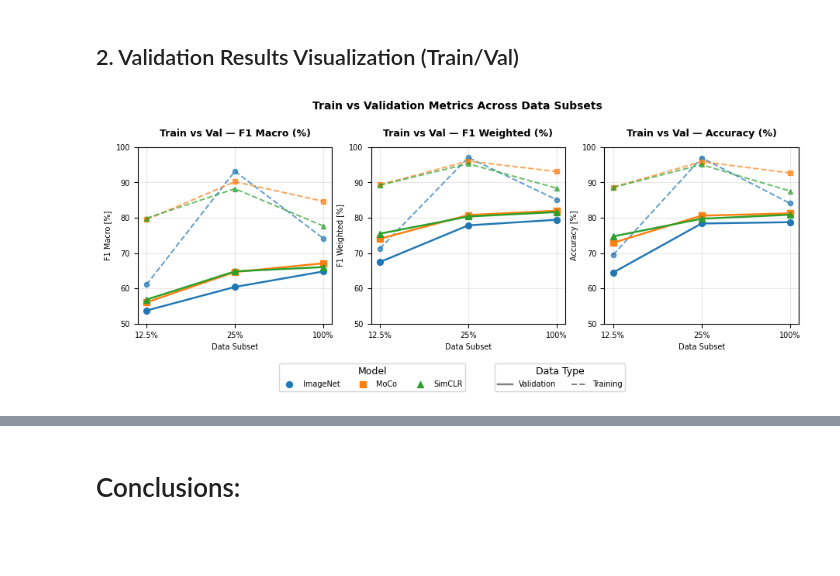
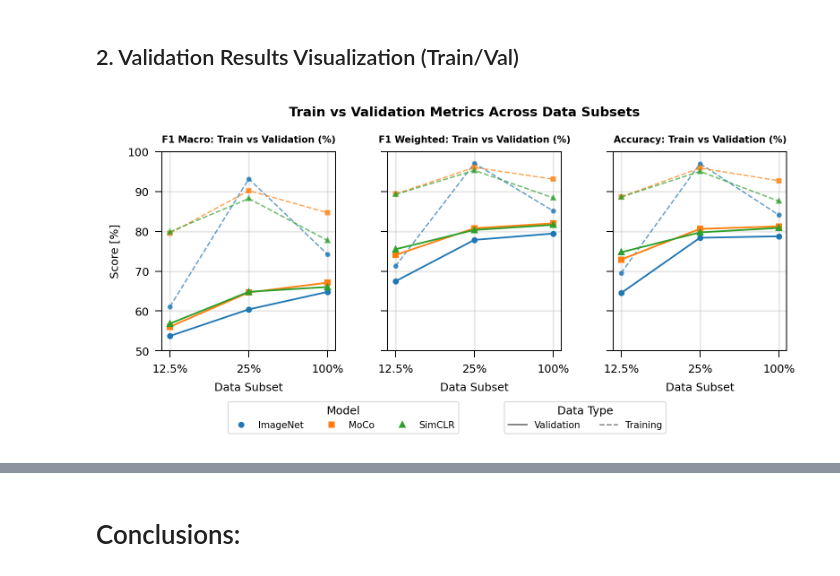
Before and after one commit to jmachalica/SelfSupSurg, a Jupyter notebook: utils/notebooks/analyze_results.ipynb, the cells around one changed output, grey strips where cells are left out. Saved outputs shown, nothing was run; the diff lists cells and outputs as text; code cells hidden in the pictures; blank space fills up the shorter version.

```diff
--- a/utils/notebooks/analyze_results.ipynb
+++ b/utils/notebooks/analyze_results.ipynb
@@ -93,20 +93,14 @@ df_train_val = df_train_val.rename(columns={
 # Prepare test data - remove unnecessary columns
 df_test_clean = df_test[['model', 'data_subset', 'phase', 'test_f1_macro', 'test_f1_weighted', 'test_accuracy']].copy()
 
-# Normalize model names (if needed)
 model_mapping = {
     'ImageNet': 'ImageNet',
     'MoCo': 'MoCo',
     'SimCLR': 'SimCLR'
 }
 
-# Define consistent colors for all models across all visualizations
 model_colors = {'ImageNet': '#1f77b4', 'MoCo': '#ff7f0e', 'SimCLR': '#2ca02c'}
-print("🎨 Defined consistent color scheme:")
-for model, color in model_colors.items():
-    print(f"  {model}: {color}")
 
-# Set category order for X-axis
 subset_order = ["12.5%", "25%", "100%"]
 df_train_val["data_subset"] = pd.Categorical(df_train_val["data_subset"], categories=subset_order, ordered=True)
 df_test_clean["data_subset"] = pd.Categorical(df_test_clean["data_subset"], categories=subset_order, ordered=True)
@@ -115,7 +109,6 @@ df_test_clean["data_subset"] = pd.Categorical(df_test_clean["data_subset"], cate
 print(f"\n📊 Models in train/val: {df_train_val['model'].unique()}")
 print(f"📊 Models in test: {df_test_clean['model'].unique()}")
 print(f"📊 Data subsets: {subset_order}")
-print(f"✅ Column renaming completed - now using: val_f1_macro, val_f1_weighted, val_accuracy")
 # %% [output]
 🔧 Data preparation...
 📝 Renaming columns for clarity: test_* -> val_*
@@ -144,37 +189,40 @@ df_test_clean
 # %% [markdown]
 ## 2. Validation Results Visualization (Train/Val)
+# %%
+import matplotlib as mpl
+
+mpl.rcParams.update({
+    "font.size": 11,          # tekst osi, ticki
+    "axes.titlesize": 13,     # tytuły pojedynczych subplotów
+    "axes.labelsize": 11,     # etykiety osi
+    "legend.fontsize": 10,
+    "figure.titlesize": 14,   # suptitle
+        "figure.dpi": 300,
+
+})
 # %%
 import re
 import numpy as np
 import pandas as pd
 import matplotlib.pyplot as plt
 
-# === STANDARDIZED PLOTTING CONFIGURATION ===
-# Model colors - consistent across all plots
+
 model_colors = {'ImageNet': '#1f77b4', 'MoCo': '#ff7f0e', 'SimCLR': '#2ca02c'}
-
-# Model markers - consistent across all plots
 model_markers = {'ImageNet': 'o', 'MoCo': 's', 'SimCLR': '^'}
 
-# Scale factor for adjusting all sizes proportionally
-SCALE_FACTOR = 0.7  # Adjust this to scale all text/markers up or down
+SCALE_FACTOR = 0.45  # pod LaTeX 12pt
 
-# Font sizes - standardized and scaled
 TITLE_SIZE = int(13 * SCALE_FACTOR)
-SUPTITLE_SIZE = int(15 * SCALE_FACTOR)
-LABEL_SIZE = int(11 * SCALE_FACTOR)
-TICK_SIZE = int(10 * SCALE_FACTOR)
-LEGEND_SIZE = int(10 * SCALE_FACTOR)
-LABEL_TITLE_FONTSIZE = int(13 * SCALE_FACTOR)  # Font size for legend titles
+SUPTITLE_SIZE = int(16 * SCALE_FACTOR)
+LABEL_SIZE = int(14 * SCALE_FACTOR)
+TICK_SIZE = int(14 * SCALE_FACTOR)
+LEGEND_SIZE = int(13 * SCALE_FACTOR)
+LABEL_TITLE_FONTSIZE = int(14 * SCALE_FACTOR)
 
-# Line and marker properties - scaled
-LINE_WIDTH = 2.5 * SCALE_FACTOR
-MARKER_SIZE = 8 * SCALE_FACTOR
+LINE_WIDTH = 2 * SCALE_FACTOR
+MARKER_SIZE = 5 * SCALE_FACTOR
 
-# Figure size - standardized
-FIG_WIDTH = 11
-FIG_HEIGHT = 4
-
+FIG_WIDTH, FIG_HEIGHT = 6, 2.6
 # --- Prepare subset ordering ---
 def subset_to_float(x):
     if pd.isna(x):
@@ -193,7 +241,7 @@ cat_labels = (
 df["data_subset"] = pd.Categorical(df["data_subset"], categories=cat_labels, ordered=True)
 
 # --- Helper: plot Train vs Val for a metric ---
-def plot_train_vs_val(ax, title, train_col, val_col, y_label, ylim=None):
+def plot_train_vs_val(ax, title, train_col, val_col, ylim=None):
     for model, group in df.groupby("model"):
         g = group.sort_values("data_subset")
         color = model_colors.get(model, None)
@@ -215,46 +263,51 @@ def plot_train_vs_val(ax, title, train_col, val_col, y_label, ylim=None):
                 color=color
             )
 
-    ax.set_title(title, fontsize=TITLE_SIZE, fontweight="bold", pad=10)
+    ax.set_title(title, fontsize=TITLE_SIZE, fontweight="bold", pad=5)
     ax.set_xlabel("Data Subset", fontsize=LABEL_SIZE)
-    ax.set_ylabel(y_label, fontsize=LABEL_SIZE)
     ax.grid(True, alpha=0.3)
-    ax.tick_params(labelsize=TICK_SIZE)
+    ax.tick_params(labelsize=TICK_SIZE, width=0.5,)
+    # 🔧 Cieńsze ramki wokół wykresu
+    for spine in ax.spines.values():
+        spine.set_linewidth(0.5)  # domyślnie ~1.0
+
+
     if ylim:
         ax.set_ylim(*ylim)
 
 # ---# --- Combined 3×1 row ---
-fig, axes = plt.subplots(1, 3, figsize=(FIG_WIDTH, FIG_HEIGHT))
+fig, axes = plt.subplots(1, 3, figsize=(FIG_WIDTH, FIG_HEIGHT), sharey=True)
+fig.subplots_adjust(wspace=0.3)
 
 # 1) F1 Macro
 plot_train_vs_val(
     axes[0],
-    title="Train vs Val — F1 Macro (%)",
+    title="F1 Macro: Train vs Validation (%)",
     train_col="train_f1_macro",
     val_col="val_f1_macro",
-    y_label="F1 Macro [%]",
     ylim=(50, 100)
 )
 
 # 2) F1 Weighted
 plot_train_vs_val(
     axes[1],
-    title="Train vs Val — F1 Weighted (%)",
+    title="F1 Weighted: Train vs Validation (%)",
     train_col="train_f1_weighted",
     val_col="val_f1_weighted",
-    y_label="F1 Weighted [%]",
     ylim=(50, 100)
 )
 
 # 3) Accuracy
 plot_train_vs_val(
     axes[2],
-    title="Train vs Val — Accuracy (%)",
+    title="Accuracy: Train vs Validation (%)",
     train_col="train_accuracy",
     val_col="val_accuracy",
-    y_label="Accuracy [%]",
     ylim=(50, 100)
 )
+
+# Tylko pierwszy wykres ma etykietę Y
+axes[0].set_ylabel("Score [%]", fontsize=LABEL_SIZE)
 
 # ============================================================
 from matplotlib.lines import Line2D
@@ -273,8 +326,7 @@ style_handles = [
     Line2D([0], [0], color="gray", linestyle='--', linewidth=LINE_WIDTH*0.8, label="Training")
 ]
 
-# 🔧 Zwiększ dolny margines (lekko)
-plt.subplots_adjust(bottom=0.23, top=0.88)
+
 
 # --- Legenda 1: Model (po lewej stronie, bliżej środka) ---
 leg1 = fig.legend(
@@ -282,39 +334,43 @@ leg1 = fig.legend(
     loc="lower center",
     ncol=3,
     frameon=True,
-    bbox_to_anchor=(0.40, -0.0),  # przesunięcie bliżej środka
+    bbox_to_anchor=(0.35, -0.0),  # przesunięcie bliżej środka
     fontsize=LEGEND_SIZE,
     title="Model",
     title_fontsize=LABEL_TITLE_FONTSIZE # Mniejszy rozmiar tytułu legendy
 
 )
+leg1.get_frame().set_linewidth(0.5)  # Cieńsza ramka legendy
 
 # --- Legenda 2: Data Type (po prawej stronie, bliżej środka) ---
 leg2 = fig.legend(
     handles=style_handles,
     loc="lower center",
     ncol=2,
     frameon=True,
-    bbox_to_anchor=(0.62, -0.0),  # również bliżej środka
+    bbox_to_anchor=(0.65, -0.0),  # również bliżej środka
     fontsize=LEGEND_SIZE,
     title="Data Type",
     title_fontsize=LABEL_TITLE_FONTSIZE # Mniejszy rozmiar tytułu legendy
 
 )
+leg2.get_frame().set_linewidth(0.5)  # Cieńsza ramka legendy
 
 # --- Supertitle ---
-plt.subplots_adjust(bottom=0.23, top=0.80)  # obniż wykresy, więcej miejsca na górze
+plt.subplots_adjust(bottom=0.25, top=0.82)  # obniż wykresy, więcej miejsca na górze
 
 fig.suptitle(
     "Train vs Validation Metrics Across Data Subsets",
     fontsize=SUPTITLE_SIZE,
     fontweight="bold",
-    y=0.95  # przesuń tytuł wyżej
+    y=0.95
 )
 
+
+plt.savefig("train_val_metrics.pdf", bbox_inches="tight", dpi=300)
 plt.show()
 # %% [output]
-[figure, old version]
+[figure, new version]
 # %%
 df_train_val
 # %% [output]
```
Also changed, not shown: parts of 19 cells of this notebook.
